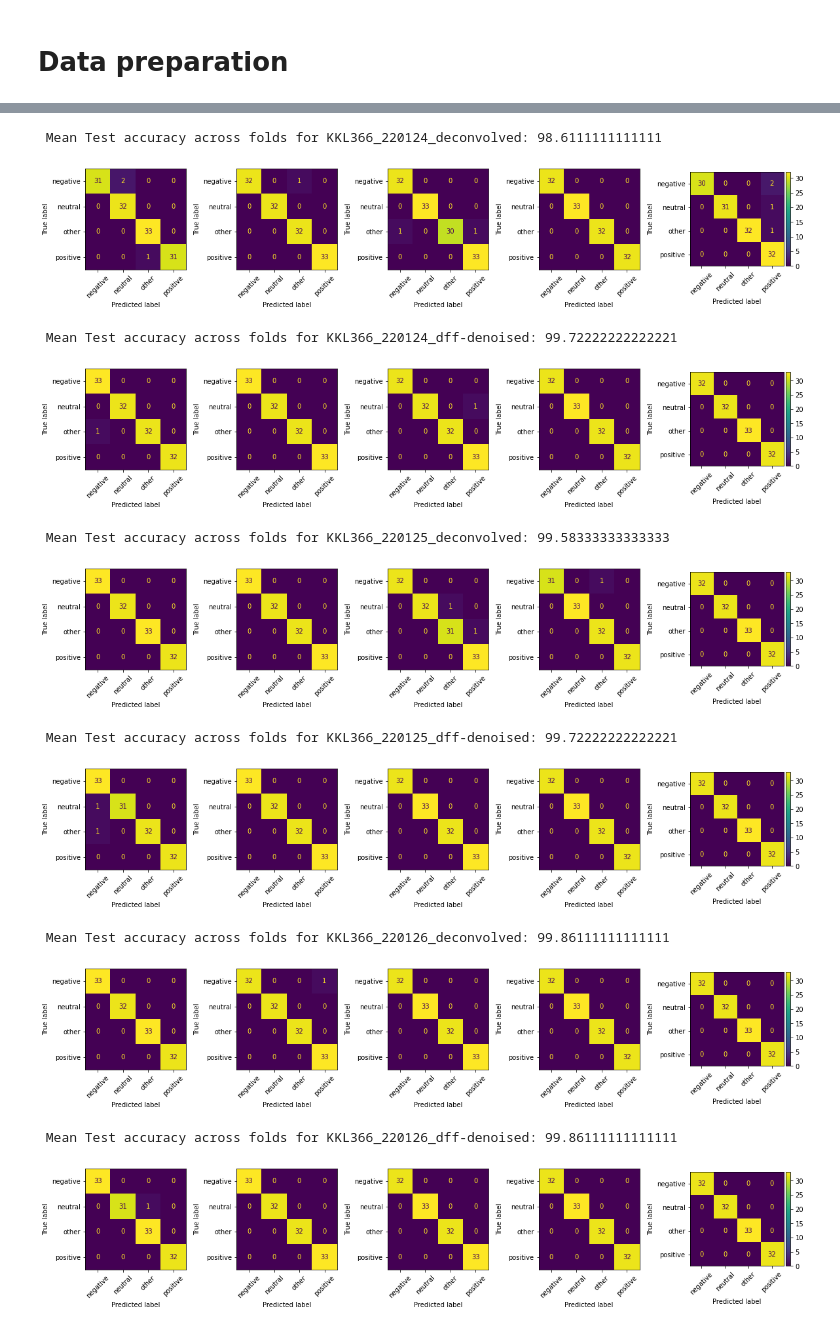
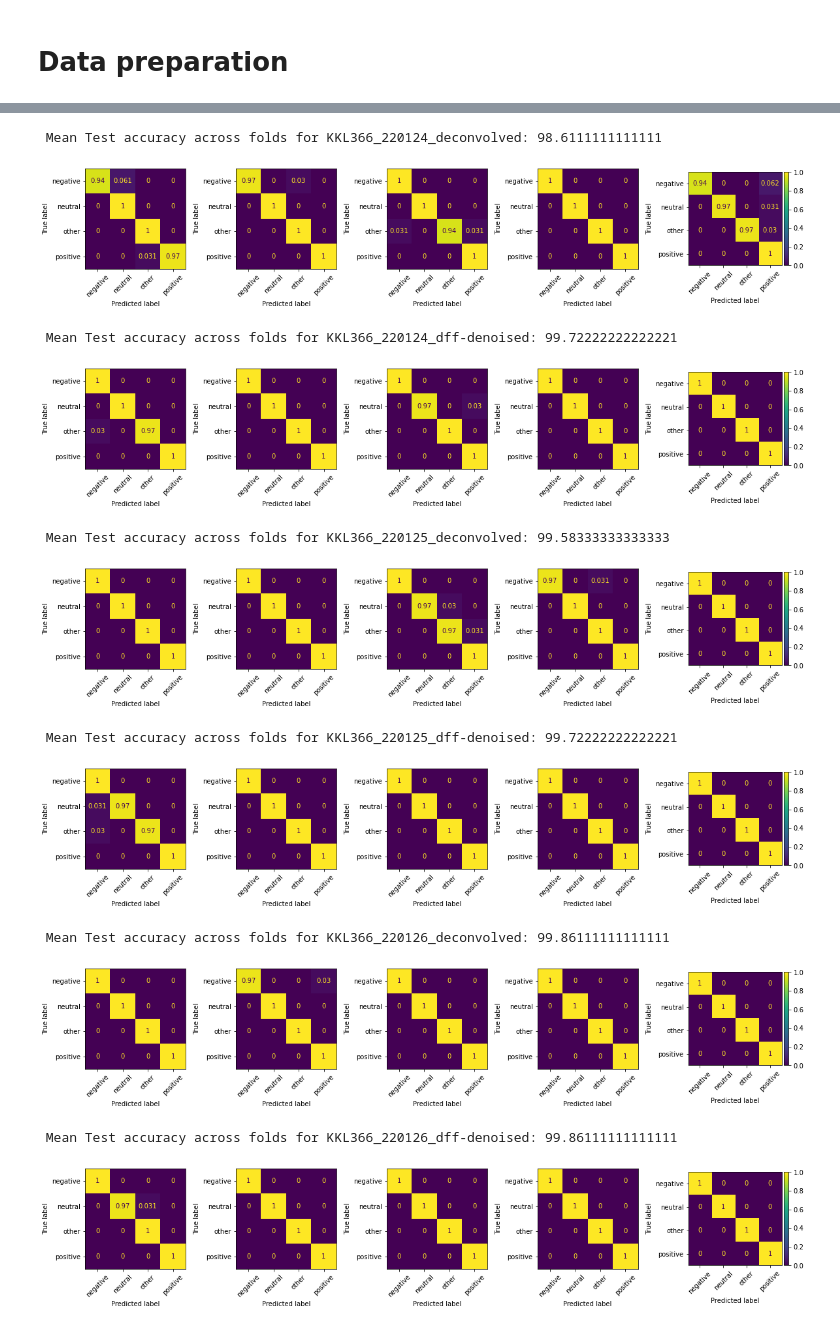
Before and after one commit to frederikrogge/compsci-project-2, a Jupyter notebook: src/notebooks/03_ann.ipynb, the cells around one changed output, grey strips where cells are left out. Saved outputs shown, nothing was run; the diff lists cells and outputs as text; code cells hidden in the pictures.

```diff
--- a/src/notebooks/03_ann.ipynb
+++ b/src/notebooks/03_ann.ipynb
@@ -197,42 +197,42 @@ for fn in file_names:
         # evaluate on test loader
         checkpoint = torch.load(os.path.join(foldername, 'epoch_'+str(epoch)+'.pth'))
         model.load_state_dict(checkpoint['model_state_dict'])
         model.eval()
         test_acc = 0
         outs, gts =[], []
         for data, labels in test_loader:
             output = model(data.float())
             #compute accuracy
             test_acc += (torch.argmax(output, axis=-1)==labels).sum().item()/labels.size(0)
             outs.append(torch.argmax(output, axis=-1))
             gts.append(labels)
 
         #compute confusion matrix
         gts= [item for sublist in gts for item in sublist]
         outs= [item for sublist in outs for item in sublist]
-        cm = confusion_matrix(gts, outs)
+        cm = confusion_matrix(gts, outs, normalize = 'true')
         disp = ConfusionMatrixDisplay(confusion_matrix=cm, display_labels = label_classes)
         disp.plot(ax= axs[fold], xticks_rotation=45)
         disp.im_.colorbar.remove()
 
 #         print(f"Test accuracy: {test_acc/len(test_loader)}" )
         test_fold_acc.append(test_acc/len(test_loader))
 
     print(f" \n Mean Test accuracy across folds for {fn}: {np.mean(test_fold_acc)*100}" )
     divider = make_axes_locatable(axs[fold])
     cax = divider.append_axes("right", size="5%", pad=0.05)
     fig.colorbar(disp.im_, cax =cax)
     plt.show()
 # %% [output]
  Mean Test accuracy across folds for KKL366_220124_deconvolved: 98.6111111111111
-[figure, old version]
+[figure, new version]
  Mean Test accuracy across folds for KKL366_220124_dff-denoised: 99.72222222222221
-[figure, old version]
+[figure, new version]
  Mean Test accuracy across folds for KKL366_220125_deconvolved: 99.58333333333333
-[figure, old version]
+[figure, new version]
  Mean Test accuracy across folds for KKL366_220125_dff-denoised: 99.72222222222221
-[figure, old version]
+[figure, new version]
  Mean Test accuracy across folds for KKL366_220126_deconvolved: 99.86111111111111
-[figure, old version]
+[figure, new version]
  Mean Test accuracy across folds for KKL366_220126_dff-denoised: 99.86111111111111
-[figure, old version]
+[figure, new version]
```
Also changed, not shown: parts of 3 cells of this notebook.
